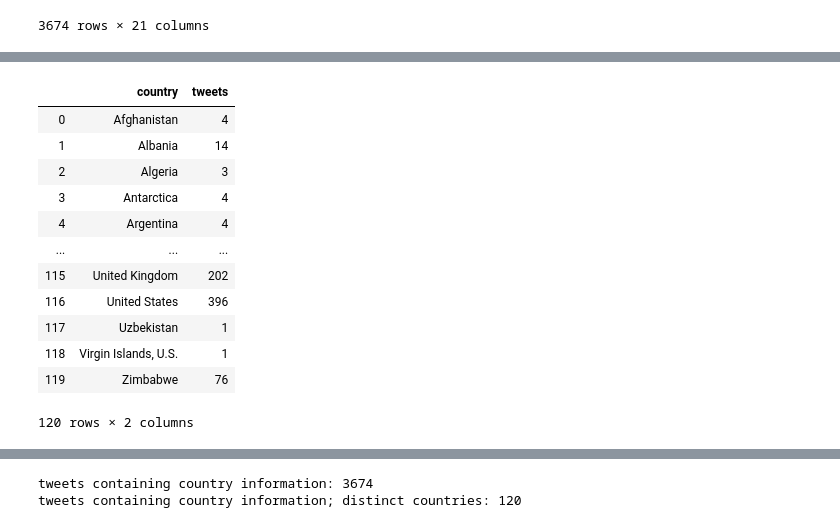
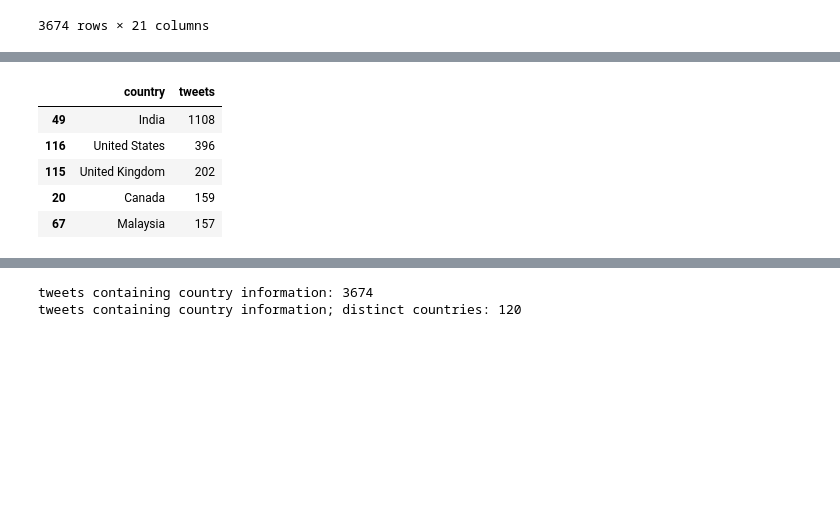
Before and after one commit to tkmanabat/Philippine-Junior-Data-Science-Challenge, a Jupyter notebook: PJDSC.ipynb, the cells around one changed output, grey strips where cells are left out. Cells and saved outputs as stored; diff of their text form; code cells hidden in the pictures; blank space fills up the shorter version.

```diff
--- a/PJDSC.ipynb
+++ b/PJDSC.ipynb
@@ -157,18 +141,12 @@ df
 # %%
-tw_add_df = df.groupby(["country", "iso", "alpha3"])['text'].count().reset_index()
-tw_add_df.columns = ["country", "iso", "alpha3", "tweets"]
-tw_add_df.drop(columns=["iso", "alpha3"])
+tw_add_df = df.groupby(["country"])['text'].count().reset_index()
+tw_add_df.columns = ["country", "tweets"]
+country_tweets_df = tw_add_df.sort_values('tweets', ascending=False).head()
+country_tweets_df
 # %% [output]
 |  | country | tweets |
-| 0 | Afghanistan | 4 |
-| 1 | Albania | 14 |
-| 2 | Algeria | 3 |
-| 3 | Antarctica | 4 |
-| 4 | Argentina | 4 |
-| ... | ... | ... |
+| 49 | India | 1108 |
+| 116 | United States | 396 |
 | 115 | United Kingdom | 202 |
-| 116 | United States | 396 |
-| 117 | Uzbekistan | 1 |
-| 118 | Virgin Islands, U.S. | 1 |
-| 119 | Zimbabwe | 76 |
+| 20 | Canada | 159 |
+| 67 | Malaysia | 157 |
-120 rows × 2 columns
```
Also changed, not shown: parts of 7 cells of this notebook.
